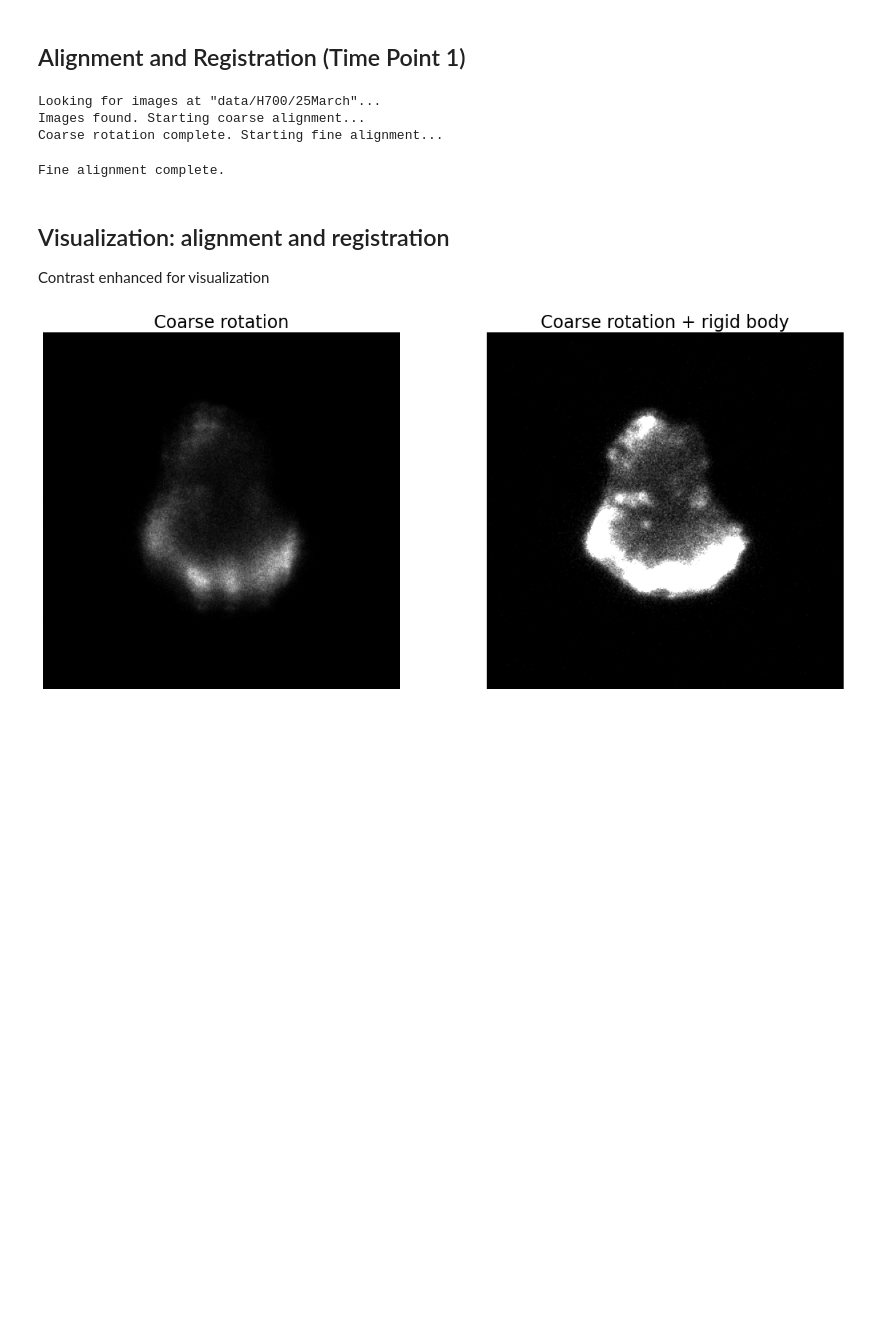
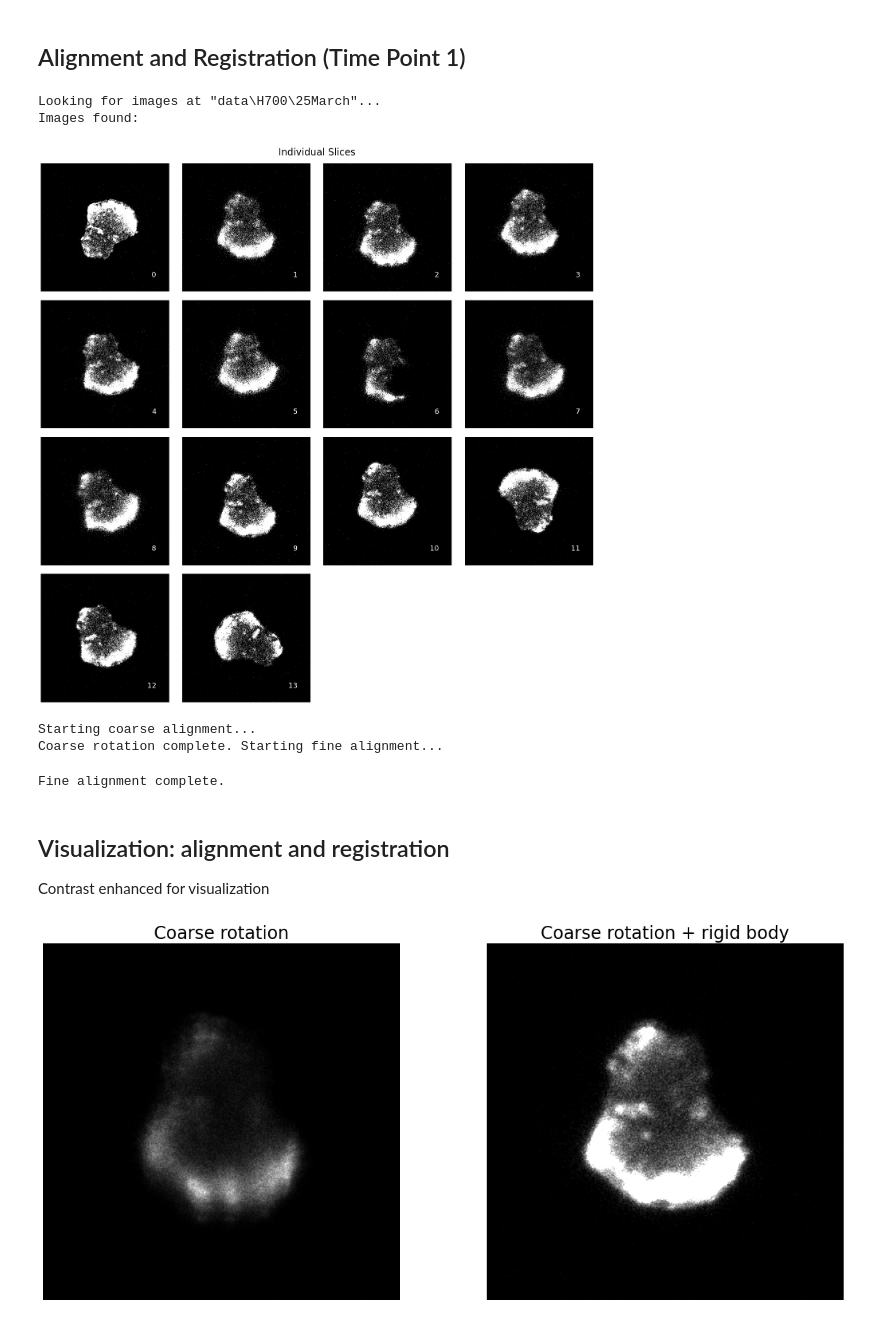
Before and after one commit to robin-peter/iqid-alphas, a Jupyter notebook: demo_notebooks/1_demo_registration.ipynb, the cells around one changed output. Cells and saved outputs as stored; diff of their text form; code cells hidden in the pictures; blank space fills up the shorter version.

```diff
--- a/demo_notebooks/1_demo_registration.ipynb
+++ b/demo_notebooks/1_demo_registration.ipynb
@@ -32,31 +33,47 @@ reload(align)
 ## Alignment and Registration (Time Point 1)
 # %%
 # Locate the set of .tif activity (mBq) images in your local directory.
-imdir = 'data/H700/25March'
+imdir = os.path.join('data', 'H700', '25March')
 print('Looking for images at "{}"...'.format(imdir))
 unreg = align.assemble_stack(imdir)
-print('Images found. Starting coarse alignment...')
+print('Images found:')
 
-# Discard distorted images and align the rest.
-exclude_list = np.array([0, 6])  # 0: inverted. 6: torn.
-unreg_clean = align.ignore_images(unreg, exclude_list, pad=True)
-rot = align.coarse_stack(unreg_clean, deg=2, avg_over=4)
-print('Coarse rotation complete. Starting fine alignment...')
-
-# Use pystackreg to perform rigid body or affine transform.
-sr = StackReg(StackReg.RIGID_BODY)
-tmat = sr.register_stack(rot, reference='previous', verbose=True)
-reg = sr.transform_stack(rot)
-reg = reg.clip(min=0)
-print('Fine alignment complete.')
-
-# Record the distortion (scaling and shear) if AFFINE used.
-# shears, zooms = align.get_distortion_values(tmat)
+# show all individual unregistered images
+# contrast enhanced for visualization
+f, ax = plt.subplots(4,4, figsize=(20,20))
+f.suptitle('Individual Slices')
+axes = ax.ravel()
+for i in range(len(unreg)):
+    axes[i].imshow(unreg[i,:,:], cmap='gray', vmax=0.1)
+for i in range(len(axes)):
+    axes[i].axis('off')
+    axes[i].text(0.9, 0.1, i, fontsize=18, color='white', transform=axes[i].transAxes,
+          horizontalalignment='right', verticalalignment='bottom')
+plt.tight_layout()
+plt.show()
 # %% [output]
-Looking for images at "data/H700/25March"...
-Images found. Starting coarse alignment...
-Coarse rotation complete. Starting fine alignment...
+Looking for images at "data\H700\25March"...
+Images found:
-Fine alignment complete.
+[figure, added]
+# %%
+print('Starting coarse alignment...')
+
+# Discard distorted images and align the rest.
+exclude_list = np.array([0, 6])  # 0: inverted. 6: torn.
+unreg_clean = align.ignore_images(unreg, exclude_list, pad=True)
+rot = align.coarse_stack(unreg_clean, deg=2, avg_over=4)
+print('Coarse rotation complete. Starting fine alignment...')
+
+# Use pystackreg to perform rigid body or affine transform.
+sr = StackReg(StackReg.RIGID_BODY)
+tmat = sr.register_stack(rot, reference='previous', verbose=True)
+reg = sr.transform_stack(rot)
+reg = reg.clip(min=0)
+print('Fine alignment complete.')
+# %% [output]
+Starting coarse alignment...
+Coarse rotation complete. Starting fine alignment...
+Fine alignment complete.
 # %% [markdown]
 ## Visualization: alignment and registration
 
```
Also changed, not shown: parts of 3 cells of this notebook, 2 other files.
